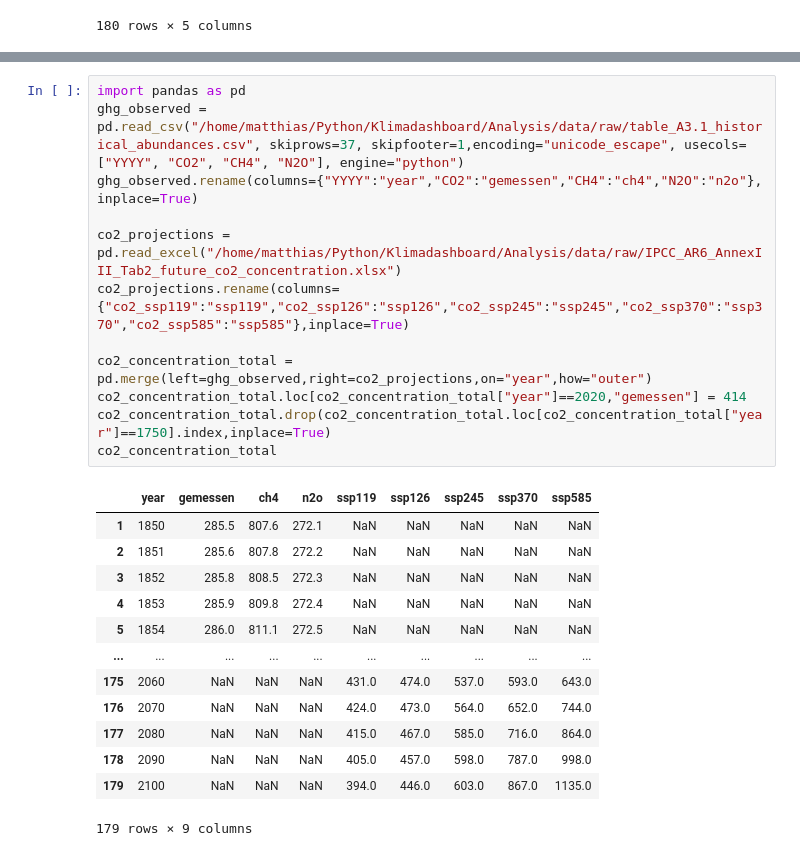
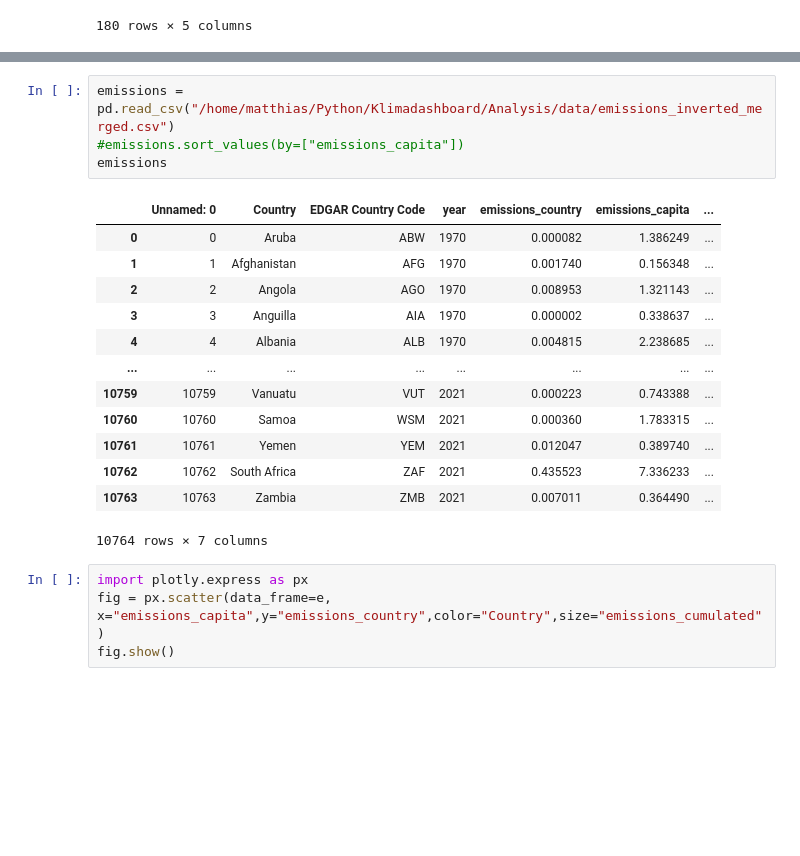
Before and after one commit to programlich/climate_dashboard, a Jupyter notebook: Analysis/climate.ipynb, the cells around one changed output, grey strips where cells are left out. Saved outputs shown, nothing was run; the diff lists cells and outputs as text; blank space fills up the shorter version.

```diff
--- a/Analysis/climate.ipynb
+++ b/Analysis/climate.ipynb
@@ -593,26 +490,22 @@ Gauge(color='#9B51E0', label='Default', max=5, min=0, value=2)
-# %%
-import pandas as pd
-ghg_observed = pd.read_csv("/home/matthias/Python/Klimadashboard/Analysis/data/raw/table_A3.1_historical_abundances.csv", skiprows=37, skipfooter=1,encoding="unicode_escape", usecols=["YYYY", "CO2", "CH4", "N2O"], engine="python")
-ghg_observed.rename(columns={"YYYY":"year","CO2":"gemessen","CH4":"ch4","N2O":"n2o"}, inplace=True)
-
-co2_projections = pd.read_excel("/home/matthias/Python/Klimadashboard/Analysis/data/raw/IPCC_AR6_AnnexIII_Tab2_future_co2_concentration.xlsx")
-co2_projections.rename(columns={"co2_ssp119":"ssp119","co2_ssp126":"ssp126","co2_ssp245":"ssp245","co2_ssp370":"ssp370","co2_ssp585":"ssp585"},inplace=True)
-
-co2_concentration_total = pd.merge(left=ghg_observed,right=co2_projections,on="year",how="outer")
-co2_concentration_total.loc[co2_concentration_total["year"]==2020,"gemessen"] = 414
-co2_concentration_total.drop(co2_concentration_total.loc[co2_concentration_total["year"]==1750].index,inplace=True)
-co2_concentration_total
-# %% [output]
-|  | year | gemessen | ch4 | n2o | ssp119 | ssp126 | ssp245 | ssp370 | ssp585 |
-| 1 | 1850 | 285.5 | 807.6 | 272.1 | NaN | NaN | NaN | NaN | NaN |
-| 2 | 1851 | 285.6 | 807.8 | 272.2 | NaN | NaN | NaN | NaN | NaN |
-| 3 | 1852 | 285.8 | 808.5 | 272.3 | NaN | NaN | NaN | NaN | NaN |
-| 4 | 1853 | 285.9 | 809.8 | 272.4 | NaN | NaN | NaN | NaN | NaN |
-| 5 | 1854 | 286.0 | 811.1 | 272.5 | NaN | NaN | NaN | NaN | NaN |
-| ... | ... | ... | ... | ... | ... | ... | ... | ... | ... |
-| 175 | 2060 | NaN | NaN | NaN | 431.0 | 474.0 | 537.0 | 593.0 | 643.0 |
-| 176 | 2070 | NaN | NaN | NaN | 424.0 | 473.0 | 564.0 | 652.0 | 744.0 |
-| 177 | 2080 | NaN | NaN | NaN | 415.0 | 467.0 | 585.0 | 716.0 | 864.0 |
-| 178 | 2090 | NaN | NaN | NaN | 405.0 | 457.0 | 598.0 | 787.0 | 998.0 |
-| 179 | 2100 | NaN | NaN | NaN | 394.0 | 446.0 | 603.0 | 867.0 | 1135.0 |
-179 rows × 9 columns
+# %%
+emissions = pd.read_csv("/home/matthias/Python/Klimadashboard/Analysis/data/emissions_inverted_merged.csv")
+#emissions.sort_values(by=["emissions_capita"])
+emissions
+# %% [output]
+|  | Unnamed: 0 | Country | EDGAR Country Code | year | emissions_country | emissions_capita | ... |
+| 0 | 0 | Aruba | ABW | 1970 | 0.000082 | 1.386249 | ... |
+| 1 | 1 | Afghanistan | AFG | 1970 | 0.001740 | 0.156348 | ... |
+| 2 | 2 | Angola | AGO | 1970 | 0.008953 | 1.321143 | ... |
+| 3 | 3 | Anguilla | AIA | 1970 | 0.000002 | 0.338637 | ... |
+| 4 | 4 | Albania | ALB | 1970 | 0.004815 | 2.238685 | ... |
+| ... | ... | ... | ... | ... | ... | ... | ... |
+| 10759 | 10759 | Vanuatu | VUT | 2021 | 0.000223 | 0.743388 | ... |
+| 10760 | 10760 | Samoa | WSM | 2021 | 0.000360 | 1.783315 | ... |
+| 10761 | 10761 | Yemen | YEM | 2021 | 0.012047 | 0.389740 | ... |
+| 10762 | 10762 | South Africa | ZAF | 2021 | 0.435523 | 7.336233 | ... |
+| 10763 | 10763 | Zambia | ZMB | 2021 | 0.007011 | 0.364490 | ... |
+10764 rows × 7 columns
+# %%
+import plotly.express as px
+fig = px.scatter(data_frame=e, x="emissions_capita",y="emissions_country",color="Country",size="emissions_cumulated")
+fig.show()
```
Also changed, not shown: parts of 13 cells of this notebook, 8 other files.
